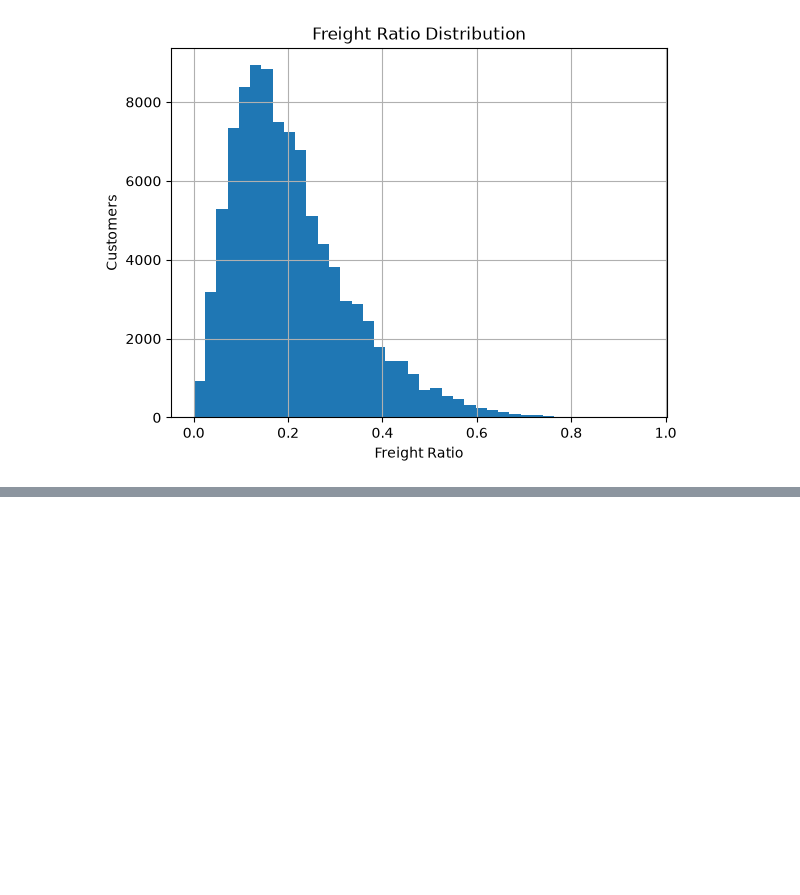
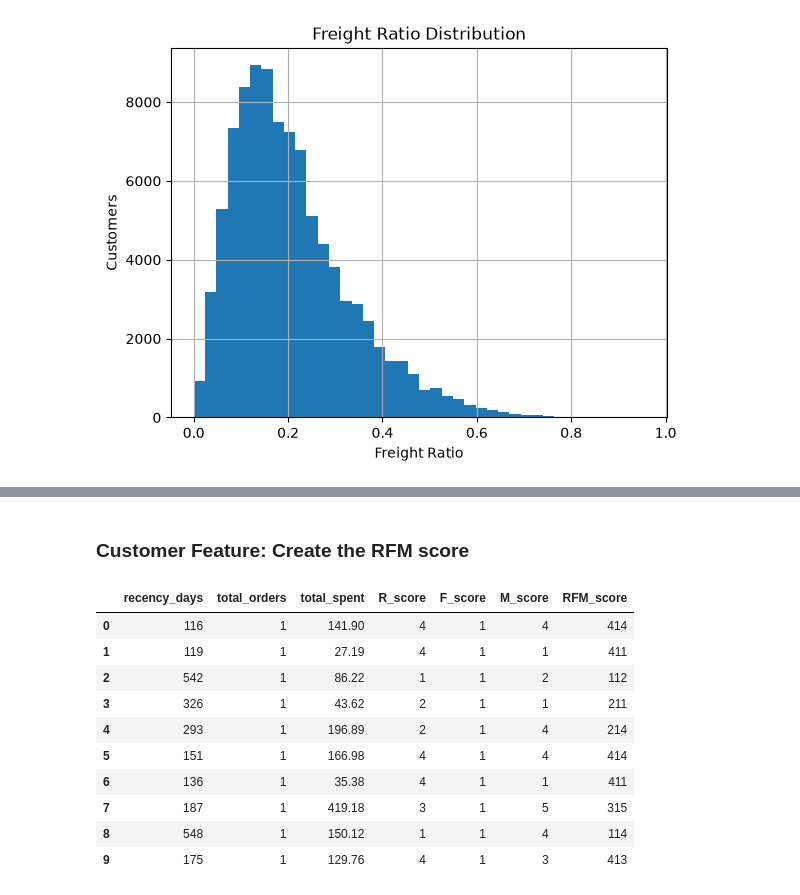
Before and after one commit to anees555/Customer-Intelligent-Platform, a Jupyter notebook: notebooks/feature_engineering/01_customer_features.ipynb, the cells around one changed output, grey strips where cells are left out. Cells and saved outputs as stored; diff of their text form; code cells hidden in the pictures; blank space fills up the shorter version.

Commit message:
feature engineering : customer RFM value calculated

```diff
--- a/notebooks/feature_engineering/01_customer_features.ipynb
+++ b/notebooks/feature_engineering/01_customer_features.ipynb
@@ -252,0 +255,6 @@ plt.show()
+# %%
+customer_features["R_score"] = pd.qcut(
+    customer_features["recency_days"],
+    q=5,
+    labels=[5, 4, 3, 2, 1]
+).astype(int)
@@ -252,0 +273,9 @@ plt.show()
+# %%
+customer_features["F_score"] = customer_features["total_orders"].apply(
+    lambda x:
+        5 if x >= 5 else
+        4 if x == 4 else
+        3 if x == 3 else
+        2 if x == 2 else
+        1
+)
@@ -252,0 +294,6 @@ plt.show()
+# %%
+customer_features["M_score"] = pd.qcut(
+    customer_features["total_spent"],
+    q=5,
+    labels=[1, 2, 3, 4, 5]
+).astype(int)
@@ -252,0 +310,32 @@ plt.show()
+# %% [markdown]
+### Customer Feature: Create the RFM score
+# %%
+customer_features["RFM_score"] = (
+    customer_features["R_score"].astype(str)
+    + customer_features["F_score"].astype(str)
+    + customer_features["M_score"].astype(str)
+)
+# %%
+customer_features[
+    [
+        "recency_days",
+        "total_orders",
+        "total_spent",
+        "R_score",
+        "F_score",
+        "M_score",
+        "RFM_score",
+    ]
+].head(10)
+# %% [output]
+|  | recency_days | total_orders | total_spent | R_score | F_score | M_score | RFM_score |
+| 0 | 116 | 1 | 141.90 | 4 | 1 | 4 | 414 |
+| 1 | 119 | 1 | 27.19 | 4 | 1 | 1 | 411 |
+| 2 | 542 | 1 | 86.22 | 1 | 1 | 2 | 112 |
+| 3 | 326 | 1 | 43.62 | 2 | 1 | 1 | 211 |
+| 4 | 293 | 1 | 196.89 | 2 | 1 | 4 | 214 |
+| 5 | 151 | 1 | 166.98 | 4 | 1 | 4 | 414 |
+| 6 | 136 | 1 | 35.38 | 4 | 1 | 1 | 411 |
+| 7 | 187 | 1 | 419.18 | 3 | 1 | 5 | 315 |
+| 8 | 548 | 1 | 150.12 | 1 | 1 | 4 | 114 |
+| 9 | 175 | 1 | 129.76 | 4 | 1 | 3 | 413 |
```
Also changed, not shown: parts of 6 cells of this notebook, 1 other file.
